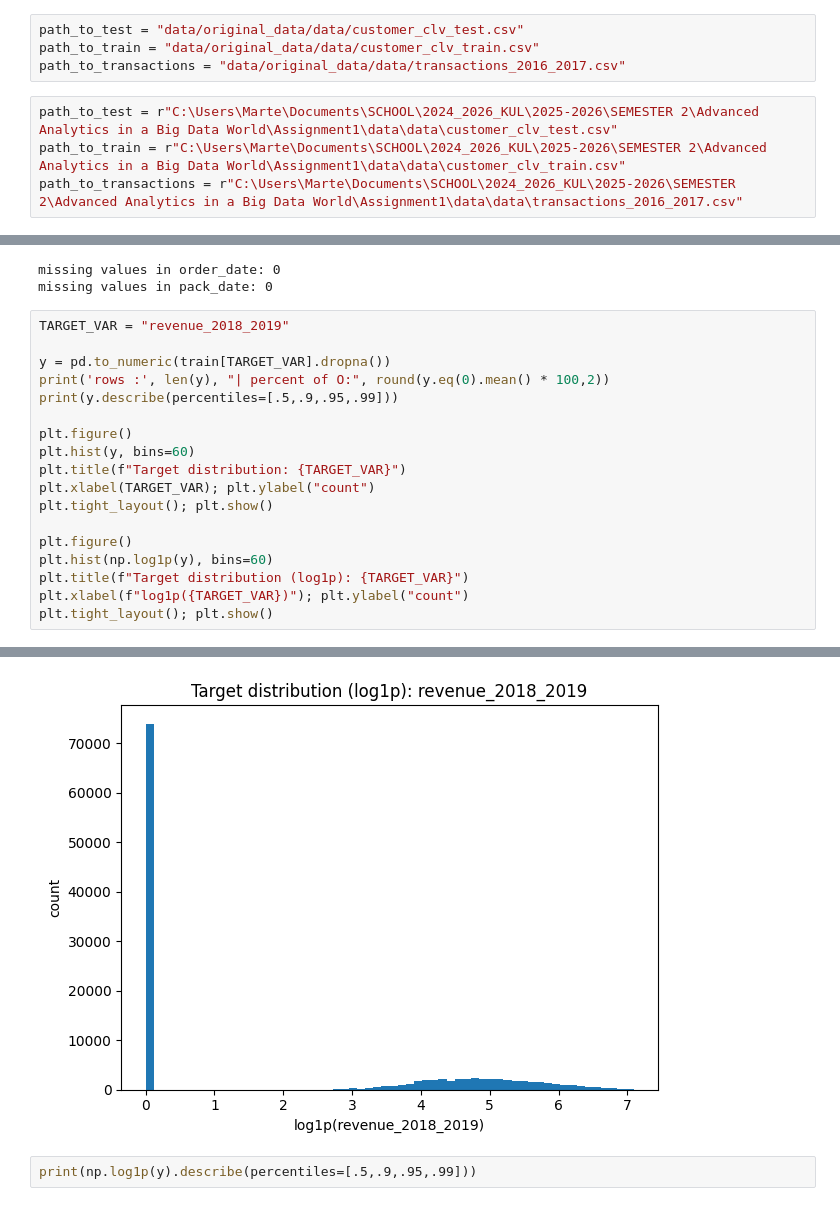
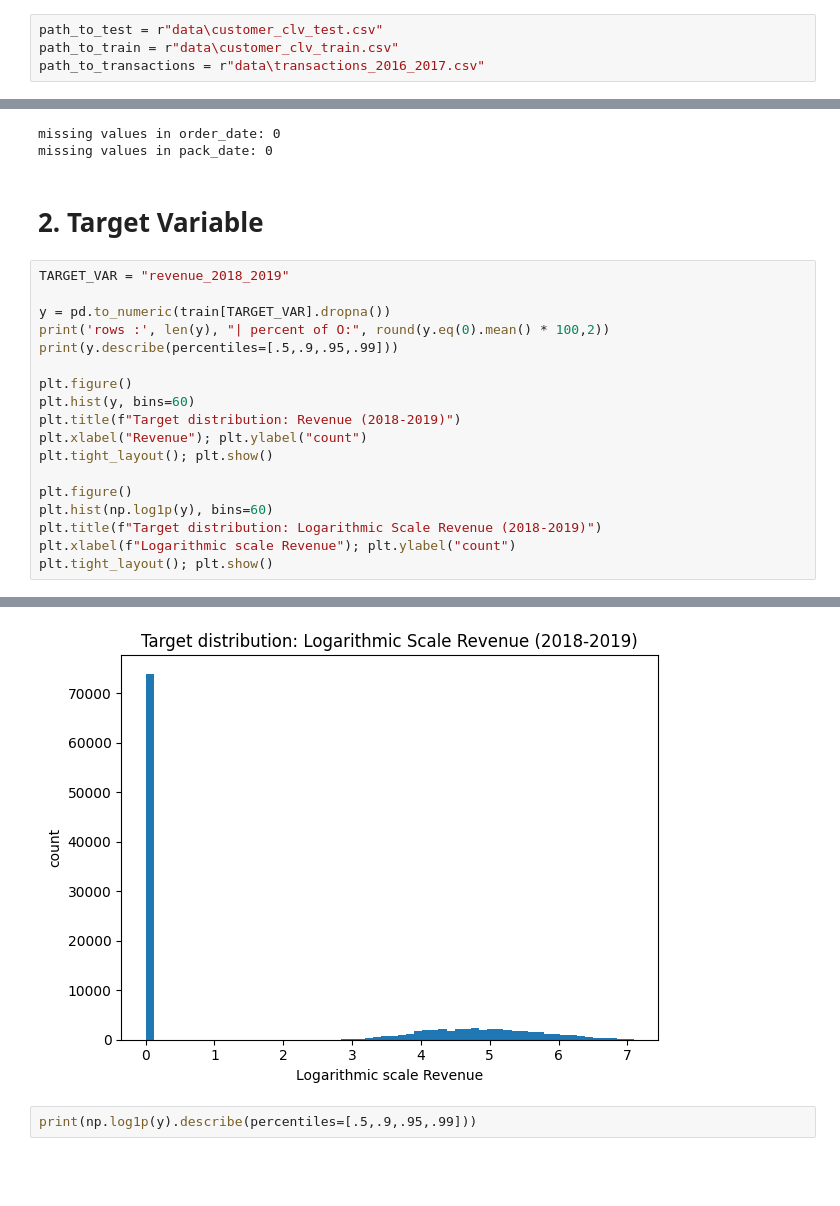
Before and after one commit to mstrbnts/BigData_assignment1, a Jupyter notebook: Assignment1_exploration2.ipynb, the cells around one changed output, grey strips where cells are left out. Drawn from its saved outputs; the diff is of its cells as text; blank space fills up the shorter version.

```diff
--- a/Assignment1_exploration2.ipynb
+++ b/Assignment1_exploration2.ipynb
@@ -7,11 +11,7 @@ from sklearn.model_selection import train_test_split
 # %%
-path_to_test = "data/original_data/data/customer_clv_test.csv"
-path_to_train = "data/original_data/data/customer_clv_train.csv"
-path_to_transactions = "data/original_data/data/transactions_2016_2017.csv"
+path_to_test = r"data\customer_clv_test.csv"
+path_to_train = r"data\customer_clv_train.csv"
+path_to_transactions = r"data\transactions_2016_2017.csv"
-# %%
-path_to_test = r"C:\Users\Marte\Documents\SCHOOL\2024_2026_KUL\2025-2026\SEMESTER 2\Advanced Analytics in a Big Data World\Assignment1\data\data\customer_clv_test.csv"
-path_to_train = r"C:\Users\Marte\Documents\SCHOOL\2024_2026_KUL\2025-2026\SEMESTER 2\Advanced Analytics in a Big Data World\Assignment1\data\data\customer_clv_train.csv"
-path_to_transactions = r"C:\Users\Marte\Documents\SCHOOL\2024_2026_KUL\2025-2026\SEMESTER 2\Advanced Analytics in a Big Data World\Assignment1\data\data\transactions_2016_2017.csv"
 # %%
 train = pd.read_csv(path_to_train)
 test = pd.read_csv(path_to_test)
@@ -52,6 +55,8 @@ print("missing values in pack_date:", transactions['pack_date'].isna().sum())
 # %% [output]
 missing values in order_date: 0
 missing values in pack_date: 0
+# %% [markdown]
+# 2. Target Variable
 # %%
 TARGET_VAR = "revenue_2018_2019"
 
@@ -61,14 +66,14 @@ print(y.describe(percentiles=[.5,.9,.95,.99]))
 
 plt.figure()
 plt.hist(y, bins=60)
-plt.title(f"Target distribution: {TARGET_VAR}")
-plt.xlabel(TARGET_VAR); plt.ylabel("count")
+plt.title(f"Target distribution: Revenue (2018-2019)")
+plt.xlabel("Revenue"); plt.ylabel("count")
 plt.tight_layout(); plt.show()
 
 plt.figure()
 plt.hist(np.log1p(y), bins=60)
-plt.title(f"Target distribution (log1p): {TARGET_VAR}")
-plt.xlabel(f"log1p({TARGET_VAR})"); plt.ylabel("count")
+plt.title(f"Target distribution: Logarithmic Scale Revenue (2018-2019)")
+plt.xlabel(f"Logarithmic scale Revenue"); plt.ylabel("count")
 plt.tight_layout(); plt.show()
 # %% [output]
 rows : 116591 | percent of O: 63.41
@@ -86,4 +91,4 @@ Name: revenue_2018_2019, dtype: float64
-[figure, old version]
+[figure, new version]
 # %%
 print(np.log1p(y).describe(percentiles=[.5,.9,.95,.99]))
 # %% [output]
```
Also changed, not shown: parts of 22 cells of this notebook, 9 other files.
